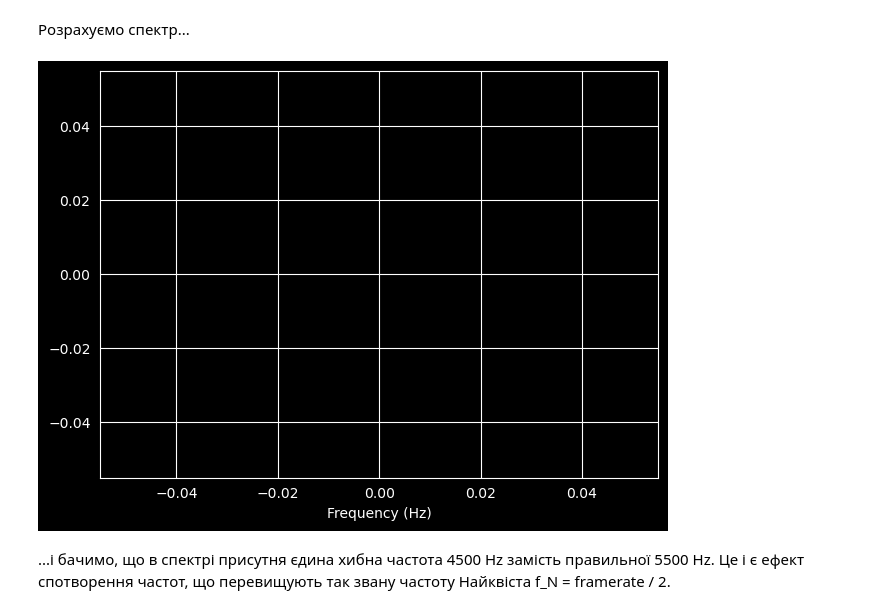
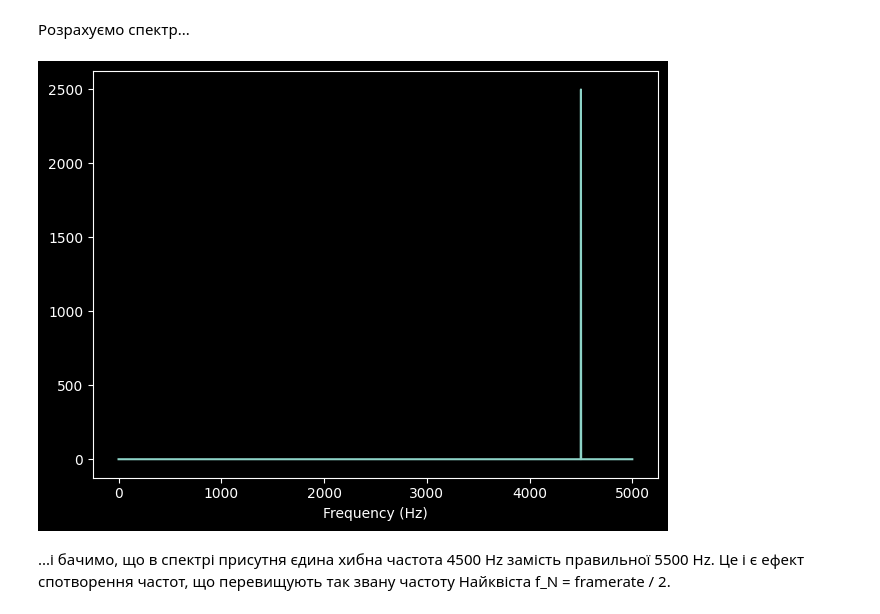
Before and after one commit to otchkalov/DSP, a Jupyter notebook: code/chap02.ipynb, the cells around one changed output. Cells and saved outputs as stored; diff of their text form; code cells hidden in the pictures.

```diff
--- a/code/chap02.ipynb
+++ b/code/chap02.ipynb
@@ -187,11 +187,11 @@ decorate(xlabel='Time (s)')
 # %%
 duration = 0.5
 segment = signal.make_wave(duration, framerate=10000)
 spectrum = segment.make_spectrum()
-spectrum.plot(10000)
+spectrum.plot()
 decorate(xlabel='Frequency (Hz)')
 # %% [output]
-[figure, old version]
+[figure, new version]
 # %% [markdown]
 ...і бачимо, що в спектрі присутня єдина хибна частота 4500 Hz замість правильної 5500 Hz.
 Це і є ефект спотворення частот, що перевищують так звану частоту Найквіста f_N = framerate / 2.
```
Also changed, not shown: parts of 14 cells of this notebook, 1 other file.
